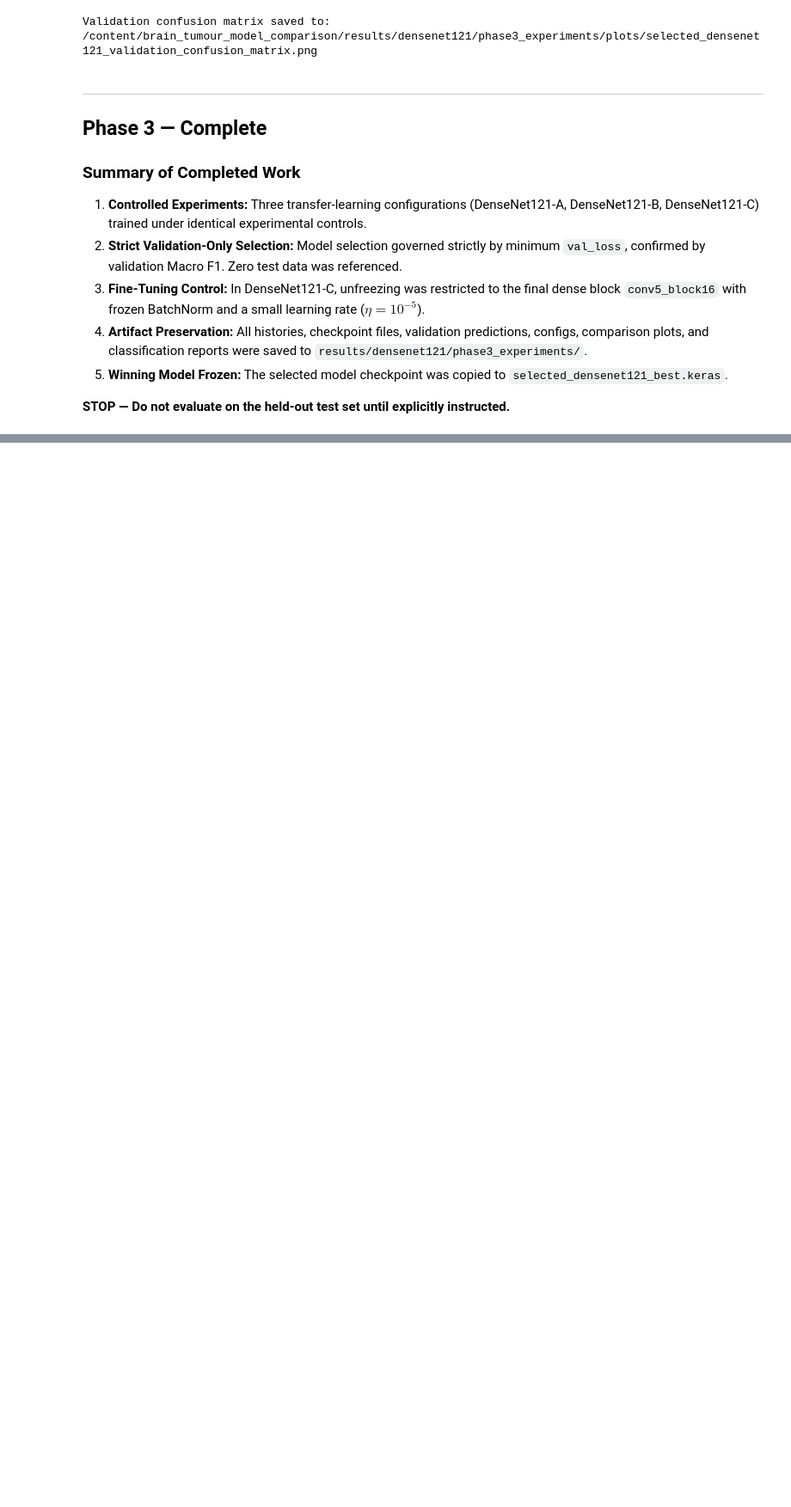
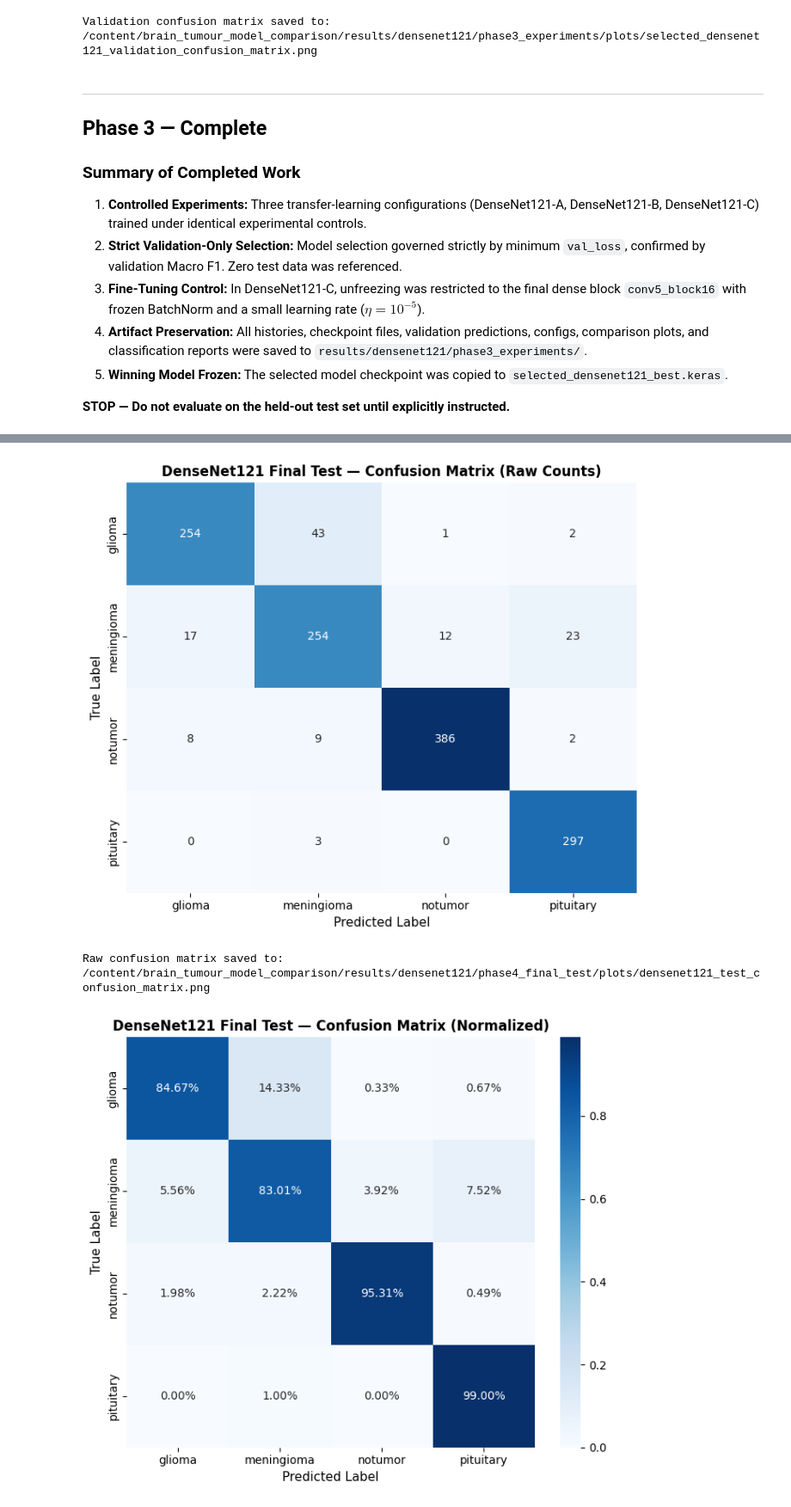
Before and after one commit to Janith303/Brain-Tumor-classification-model, a Jupyter notebook: notebooks/04_densenet121.ipynb, the cells around one changed output, grey strips where cells are left out. Shown at 86% size. Cells and saved outputs as stored; diff of their text form; code cells hidden in the pictures; blank space fills up the shorter version.

Commit message:
Phase 4 — Complete

```diff
--- a/notebooks/04_densenet121.ipynb
+++ b/notebooks/04_densenet121.ipynb
@@ -2338,0 +2433,14 @@ Validation confusion matrix saved to: /content/brain_tumour_model_comparison/res
+# %%
+test_ds = build_dataset(test_df, is_training=False)
+num_test_batches = tf.data.experimental.cardinality(test_ds).numpy()
+print(f"Held-Out Test Dataset Built:")
+print(f"  Total Samples: {len(test_df)} images")
+print(f"  Batch Size:    {BATCH_SIZE}")
+print(f"  Total Batches: {num_test_batches} (81 batches of 16 + 1 batch of 15)")
+
+# Verify unshuffled order by comparing first batch labels with test_df
+expected_first_test_labels = [CLASS_TO_INDEX[l] for l in test_df["label"].values[:BATCH_SIZE]]
+for _, test_labels_batch in test_ds.take(1):
+    actual_first_test_labels = test_labels_batch.numpy().tolist()
+assert expected_first_test_labels == actual_first_test_labels, "Test dataset order mismatch!"
+print("Test dataset unshuffled ordering verified.")
@@ -2338,0 +2615,31 @@ Validation confusion matrix saved to: /content/brain_tumour_model_comparison/res
+# %%
+test_cm_raw = confusion_matrix(test_true_indices, test_predicted_indices)
+test_cm_norm = test_cm_raw.astype('float') / test_cm_raw.sum(axis=1)[:, np.newaxis]
+
+# 1. Plot Raw Confusion Matrix
+plt.figure(figsize=(7, 6))
+sns.heatmap(test_cm_raw, annot=True, fmt='d', cmap='Blues', xticklabels=CLASS_NAMES, yticklabels=CLASS_NAMES, cbar=False)
+plt.title("DenseNet121 Final Test — Confusion Matrix (Raw Counts)", fontsize=12, fontweight='bold')
+plt.xlabel("Predicted Label", fontsize=11)
+plt.ylabel("True Label", fontsize=11)
+plt.tight_layout()
+raw_cm_path = os.path.join(PHASE4_PLOTS_DIR, "densenet121_test_confusion_matrix.png")
+plt.savefig(raw_cm_path, dpi=150, bbox_inches='tight')
+plt.show()
+print(f"Raw confusion matrix saved to: {raw_cm_path}")
+
+# 2. Plot Normalized Confusion Matrix
+plt.figure(figsize=(7, 6))
+sns.heatmap(test_cm_norm, annot=True, fmt='.2%', cmap='Blues', xticklabels=CLASS_NAMES, yticklabels=CLASS_NAMES, cbar=True)
+plt.title("DenseNet121 Final Test — Confusion Matrix (Normalized)", fontsize=12, fontweight='bold')
+plt.xlabel("Predicted Label", fontsize=11)
+plt.ylabel("True Label", fontsize=11)
+plt.tight_layout()
+norm_cm_path = os.path.join(PHASE4_PLOTS_DIR, "densenet121_test_confusion_matrix_normalized.png")
+plt.savefig(norm_cm_path, dpi=150, bbox_inches='tight')
+plt.show()
+print(f"Normalized confusion matrix saved to: {norm_cm_path}")
+# %% [output]
+[figure, added]
+Raw confusion matrix saved to: /content/brain_tumour_model_comparison/results/densenet121/phase4_final_test/plots/densenet121_test_confusion_matrix.png
+[figure, added]
```
Also changed, not shown: parts of 27 cells of this notebook.
